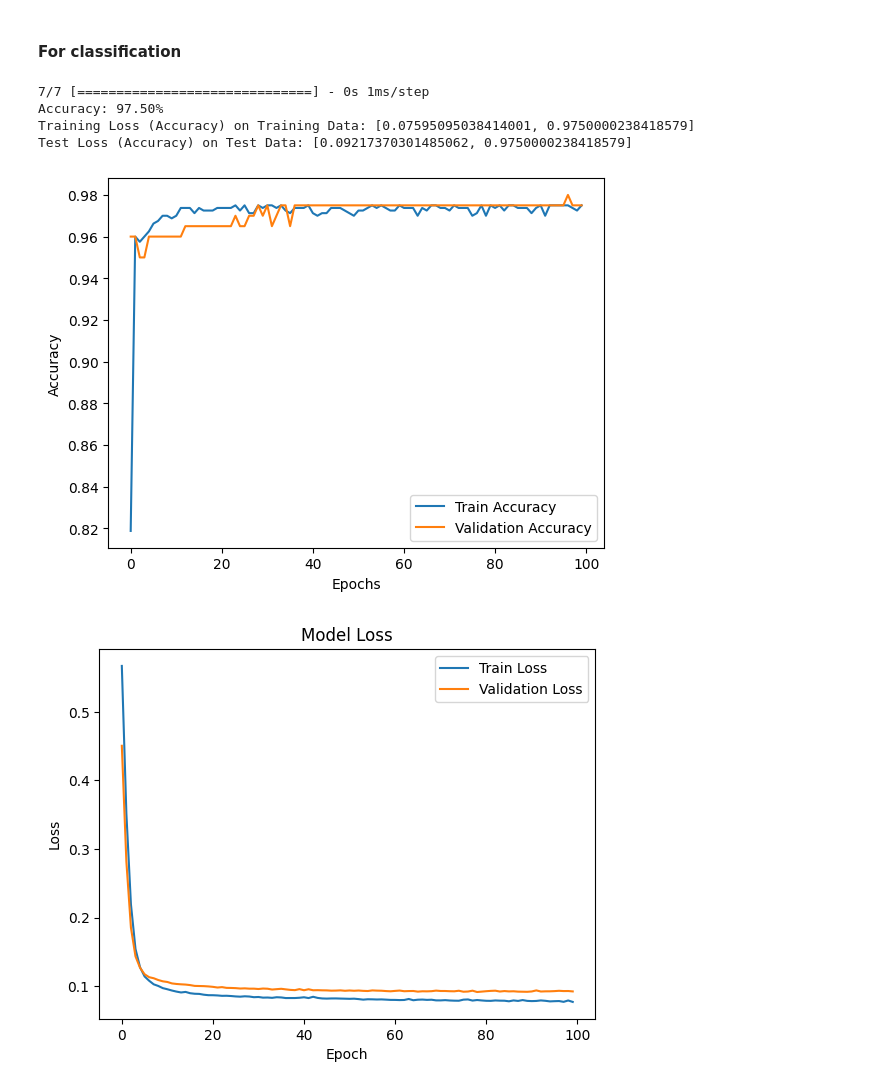
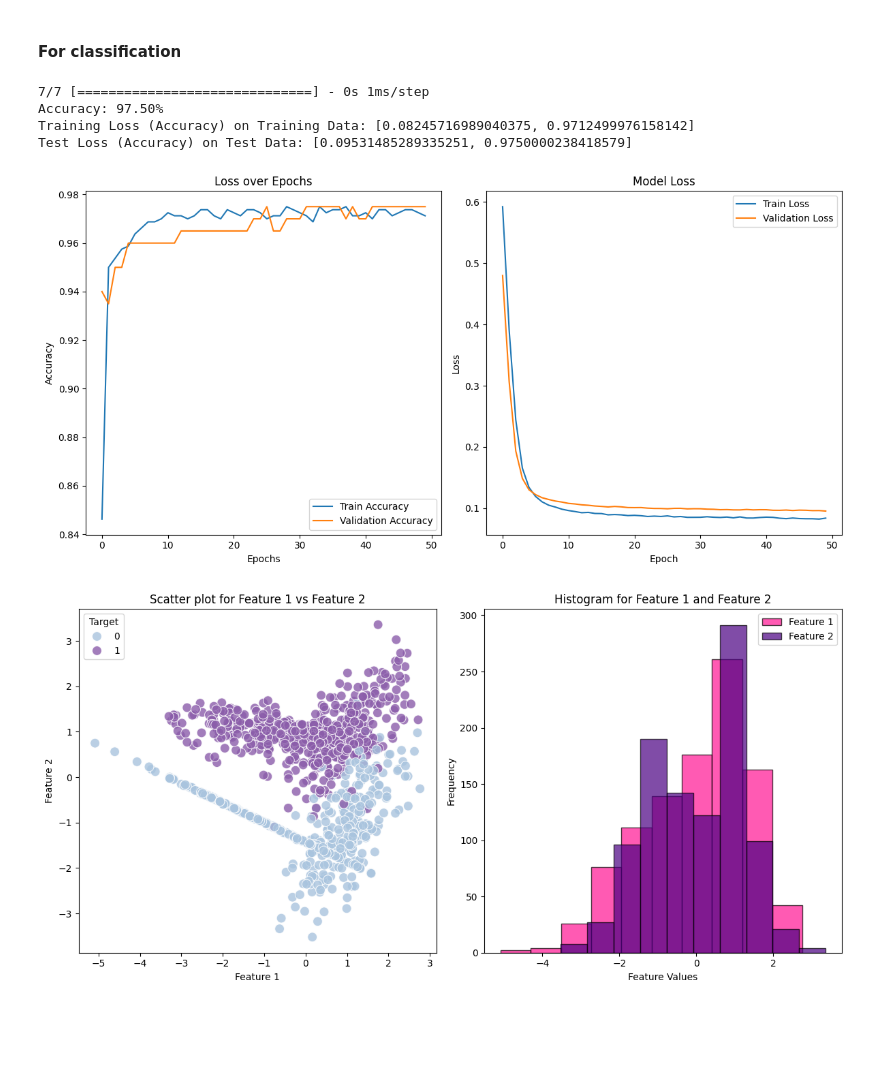
Before and after one commit to Dorrothee/ml2023, a Jupyter notebook: Lab4/lab4.ipynb, the cells around one changed output. Drawn from its saved outputs; the diff is of its cells as text; code cells hidden in the pictures; blank space fills up the shorter version.

```diff
--- a/Lab4/lab4.ipynb
+++ b/Lab4/lab4.ipynb
@@ -183,37 +208,85 @@ model.compile(optimizer='adam', loss='binary_crossentropy', metrics=['accuracy']
 history = model.fit(X_train, y_train, epochs=50, validation_data=(X_test, y_test), verbose=0)
 
 #Evaluate the classification accuracy for binary classification
-from sklearn.metrics import accuracy_score
+from sklearn.metrics import accuracy_score, roc_auc_score, roc_curve, auc, confusion_matrix
 y_pred = (model.predict(X_test) > 0.5).astype("int32")
 accuracy = accuracy_score(y_test, y_pred)
 print(f"Accuracy: {accuracy * 100:.2f}%")
 
 #Evaluate the model on the train data and test data
 train_loss = model.evaluate(X_train, y_train, verbose=0)
 print("Training Loss (Accuracy) on Training Data:", train_loss)
 test_loss = model.evaluate(X_test, y_test, verbose=0)
 print("Test Loss (Accuracy) on Test Data:", test_loss)
 
-
 #Visualization of learning results
+plt.figure(figsize=(12, 6))
+plt.subplot(1, 2, 1)
 plt.plot(history.history['accuracy'], label='Train Accuracy')
 plt.plot(history.history['val_accuracy'], label='Validation Accuracy')
+plt.title('Loss over Epochs')
 plt.xlabel('Epochs')
 plt.ylabel('Accuracy')
 plt.legend()
-plt.show()
 
+plt.subplot(1, 2, 2)
 plt.plot(history.history['loss'], label='Train Loss')
 plt.plot(history.history['val_loss'], label='Validation Loss')
 plt.title('Model Loss')
 plt.xlabel('Epoch')
 plt.ylabel('Loss')
 plt.legend()
+plt.tight_layout()
 plt.show()
+
+#Visualization of the data
+plt.figure(figsize=(12, 6))
+plt.subplot(1, 2, 1)
+sns.scatterplot(x=data['Feature1'], y=data['Feature2'], hue=data['Target'], palette='BuPu', s=100, alpha=0.8)
+plt.xlabel('Feature 1')
+plt.ylabel('Feature 2')
+plt.title('Scatter plot for Feature 1 vs Feature 2')
+
+plt.subplot(1, 2, 2)
+plt.hist(data['Feature1'], bins=10, color='deeppink', alpha=0.7, edgecolor='black', label='Feature 1')
+plt.hist(data['Feature2'], bins=10, color='indigo', alpha=0.7, edgecolor='black', label='Feature 2')
+plt.xlabel('Feature Values')
+plt.ylabel('Frequency')
+plt.title('Histogram for Feature 1 and Feature 2')
+plt.legend()
+plt.tight_layout()
+plt.show()
+
+#Visualization of the real and predicted values
+plt.figure(figsize=(12, 6))
+plt.subplot(1, 2, 1)
+fpr, tpr, thresholds = roc_curve(y_test, y_pred)
+roc_auc = auc(fpr, tpr)
+plt.plot(fpr, tpr)
+
+plt.title('Receiver Operating Characteristic (ROC) Curve')
+plt.xlabel('False Positive Rate')
+plt.ylabel('True Positive Rate')
+plt.plot(fpr, tpr, color='deeppink', lw=2, label=f'ROC curve (area = {roc_auc:.2f})')
+plt.plot([0, 1], [0, 1], color='indigo', lw=2, linestyle='--')
+plt.legend(loc='lower right')
+
+conf_matrix = confusion_matrix(y_test, y_pred)
+import seaborn as sns
+import matplotlib.pyplot as plt
+plt.subplot(1, 2, 2)
+sns.heatmap(conf_matrix, annot=True, fmt='d', cmap='rocket_r',
+            xticklabels=['Predicted 0', 'Predicted 1'],
+            yticklabels=['Actual 0', 'Actual 1'])
+plt.xlabel('Predicted')
+plt.ylabel('Actual')
+plt.title('Confusion Matrix (Binary Classification)')
+plt.tight_layout()
+plt.show()
 # %% [output]
 7/7 [==============================] - 0s 1ms/step
 Accuracy: 97.50%
-Training Loss (Accuracy) on Training Data: [0.07595095038414001, 0.9750000238418579]
-Test Loss (Accuracy) on Test Data: [0.09217370301485062, 0.9750000238418579]
+Training Loss (Accuracy) on Training Data: [0.08245716989040375, 0.9712499976158142]
+Test Loss (Accuracy) on Test Data: [0.09531485289335251, 0.9750000238418579]
-[figure, old version]
+[figure, new version]
-[figure, old version]
+[figure, new version]
```
Also changed, not shown: parts of 3 cells of this notebook.
